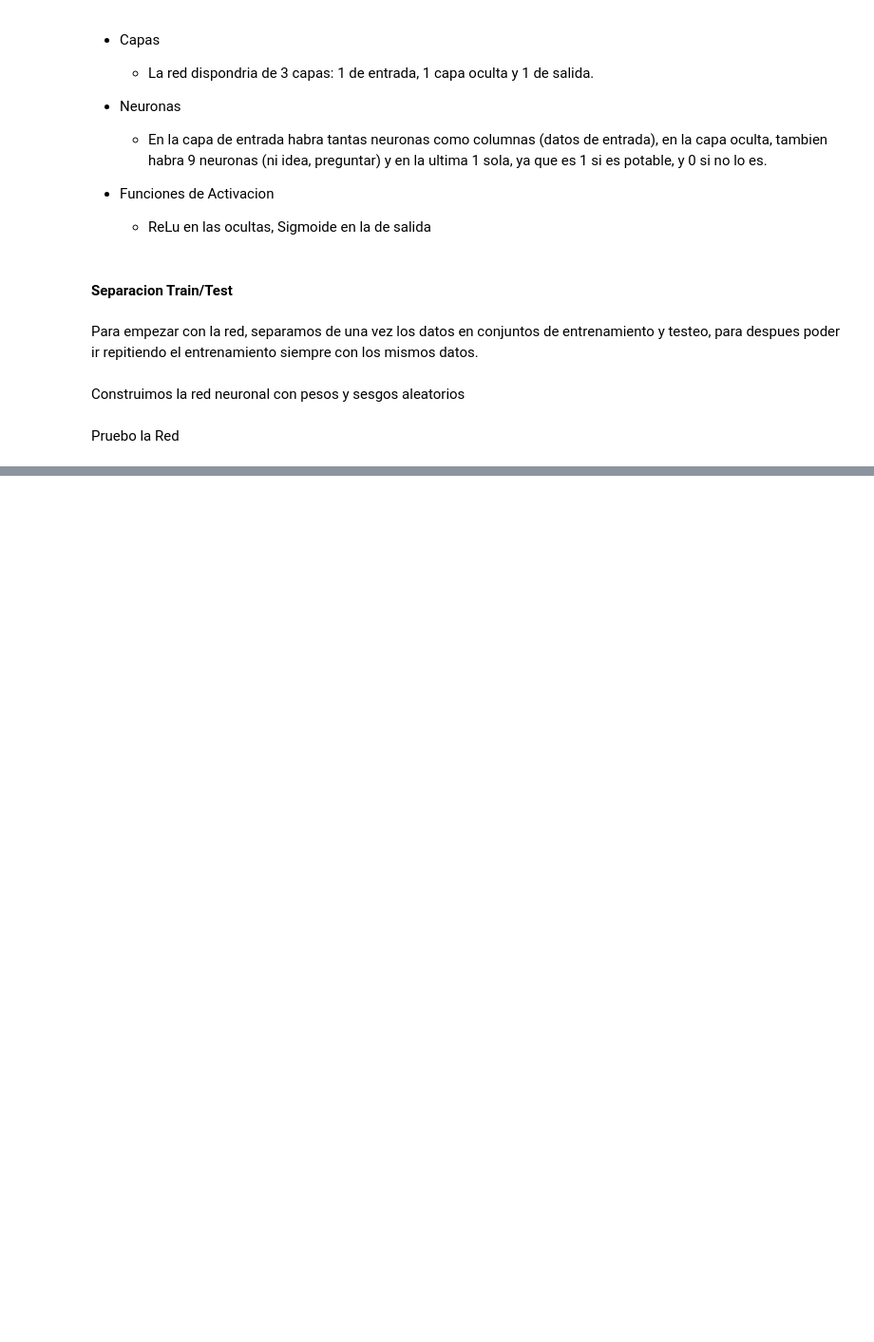
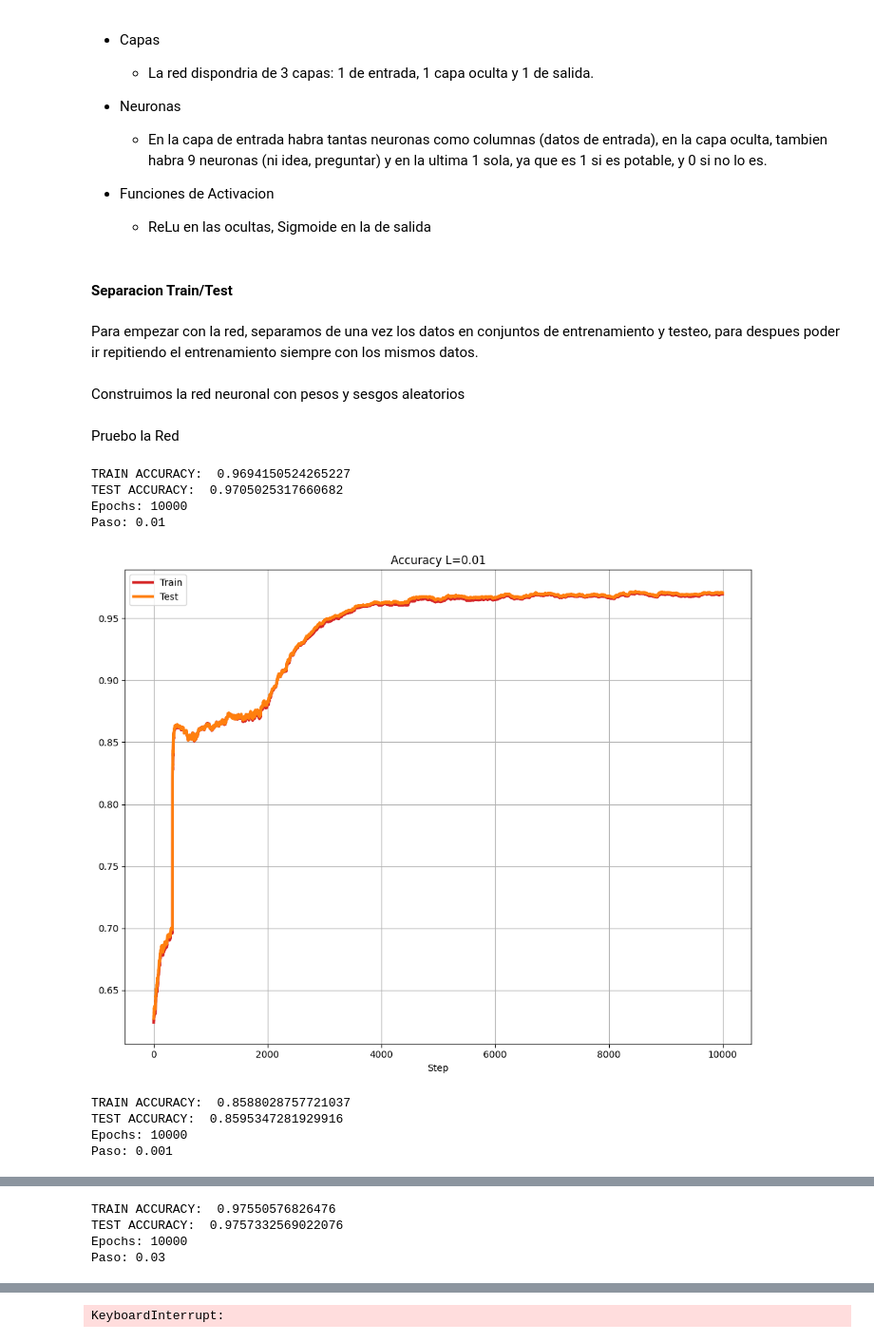
Before and after one commit to nicocernadas/Neural-Network, a Jupyter notebook: JupiterBook.ipynb, the cells around one changed output, grey strips where cells are left out. Shown at 95% size. Saved outputs shown, nothing was run; the diff lists cells and outputs as text; code cells hidden in the pictures; blank space fills up the shorter version.

Commit message:
Pruebas con el nuevo Data Set. Se borran 700.000 muestras. Graficos horribles del Data Set, arreglar. Graficos hermosos de la red

```diff
--- a/JupiterBook.ipynb
+++ b/JupiterBook.ipynb
@@ -113,10 +157,10 @@ import matplotlib.pyplot as plt
 from sklearn.linear_model import LinearRegression
 import seaborn as sns
 from sklearn.model_selection import train_test_split
-from script_funciones import scattered, boxplot, histograms, \
-    matrix_corr, descarte, limpieza, carga_nans, estandarizacion, grafico_acc, pplot
+# from script_funciones import scattered, boxplot, histograms, \
+#     matrix_corr, descarte, limpieza, carga_nans, estandarizacion, grafico_acc, pplot
 import math
 
 pd.set_option('display.width', 1000)
 
-df = pd.read_csv('water_potability.csv', sep=',')
+df = pd.read_csv('card_transdata.csv', sep=',')
@@ -127,6 +407,9 @@ print('\n','Drescripcion del DF sin procesar', '\n\n', df.describe(), sep='')
 print('\n','15 Primeras filas', '\n\n',df.head(15), sep='')
 nans = df[df.columns[df.isnull().any()]]
 print('\n','NaNs por columna', '\n\n',(nans.isnull().sum()), sep='')
+# %%
+# borra 700_000 datos de ceros
+df = borrador_samples(df)
 # %% [markdown]
 Primero vamos a analizar los datos como vienen directamente del CSV. Vamos a proceder a graficar los valores sueltos x columna, histogramas, y matriz de correlacion para tener un mejor entendimiento del Data Frame.
 Si bien en los valores no hay gran cantidad de atipicos, si se puede ver en los distintos graficos la poca relacion que tienen entre ellos, y con la potabilidad.
@@ -209,7 +526,7 @@ Aca se podria agregar la correlacion de pearson y buscar un poco mejor lo de pai
 Para empezar con la red, separamos de una vez los datos en conjuntos de entrenamiento y testeo, para despues poder ir repitiendo el entrenamiento siempre con los mismos datos.
 # %%
 # Extraigo las columnas de entrada
-inputs = df.iloc[:, 0:9].values
+inputs = df.iloc[:, 0:7].values
 outputs = df.iloc[:, -1].values
 
 # Conjuntos de entrenamiento y prueba
@@ -218,21 +535,18 @@ x_train, x_test, y_train, y_test = train_test_split(inputs, outputs, test_size=1
 #shape retorna una tupla con las dimensiones de la matriz = (filas, columnas).
 # por lo que shape[0], nos retorna las filas de la matriz.
 n_train = x_train.shape[0] # numero de registros de entrenamiento
-# Esto no se usa para nada?
-n_test = x_test.shape[0] # numero de registros de testeo
 # %% [markdown]
 Construimos la red neuronal con pesos y sesgos aleatorios
 # %%
 def red_neuronal(L, epochs):
     np.random.seed(0)
     # pesos
-    # Preguntar por esto, nunca lo termine de entender, aca que estoy haciendo? 6 neuronas en la capa oculta es lo que supongo, <-
-    # pero capaz esta mal.
-    w_hidden_1 = np.random.rand(6,9) * 2 - 1
-    w_output_1 = np.random.rand(1,6) * 2 - 1
+    # con 4 tiene muy buenos graficos
+    w_hidden_1 = np.random.rand(4,7) * 2 - 1
+    w_output_1 = np.random.rand(1,4) * 2 - 1
 
     # sesgos
-    b_hidden = np.random.rand(6,1) * 2 - 1
+    b_hidden = np.random.rand(4,1) * 2 - 1
     b_output = np.random.rand(1,1) * 2 - 1
 
     # Funciones de Activacion
@@ -297,27 +611,40 @@ def red_neuronal(L, epochs):
         # Accuracy
         # Test
         test_predictions = f_prop(x_test.transpose())[3]
+        # print('TEST PREDICTIONS: \n',test_predictions)
         test_comparisons = np.equal((test_predictions >= .5).flatten().astype(int), np.array(y_test >= .5).astype(int))
         accuracy_test = sum(test_comparisons.astype(int) / x_test.shape[0])
         accuracy_test_l.append(accuracy_test)
 
         # Train
         train_predictions = f_prop(x_train.transpose())[3]
-        train_comparisons = np.equal((train_predictions >= .5).flatten().astype(int), np.array(y_train >= .5).astype(int))
+        # print('TRAIN PREDICTIONS: \n',test_predictions)
+        train_comparisons = np.equal((train_predictions >= .5).flatten().astype(int), np.array(y_train >= .5).astype(int)) #fijarse de estos
+
         accuracy_train = sum(train_comparisons.astype(int) / x_train.shape[0])
         accuracy_train_l.append(accuracy_train)
 
+    print("TRAIN ACCURACY: ", accuracy_train)
     print("TEST ACCURACY: ", accuracy_test)
-    print("TRAIN ACCURACY: ", accuracy_train)
     print(f'Epochs: {epochs}')
     print(f'Paso: {L}')
     grafico_acc(L=L, train_l=accuracy_train_l, test_l=accuracy_test_l)
 # %% [markdown]
 Pruebo la Red
 # %%
-epochs = [60_000, 100_000]
-eles = [.01, .001]
+epochs = [10_000, 20_000, 50_000]
+eles = [.01, .001, .03]
 
 for rep in epochs:
     for ele in eles:
         red_neuronal(L=ele, epochs=rep)
+# %% [output]
+TRAIN ACCURACY:  0.9694150524265227
+TEST ACCURACY:  0.9705025317660682
+Epochs: 10000
+Paso: 0.01
+[figure, added]
+TRAIN ACCURACY:  0.8588028757721037
+TEST ACCURACY:  0.8595347281929916
+Epochs: 10000
+Paso: 0.001
@@ -323,0 +652,4 @@ for rep in epochs:
+TRAIN ACCURACY:  0.97550576826476
+TEST ACCURACY:  0.9757332569022076
+Epochs: 10000
+Paso: 0.03
@@ -323,0 +657 @@ for rep in epochs:
+KeyboardInterrupt:
```
Also changed, not shown: parts of 9 cells of this notebook.
